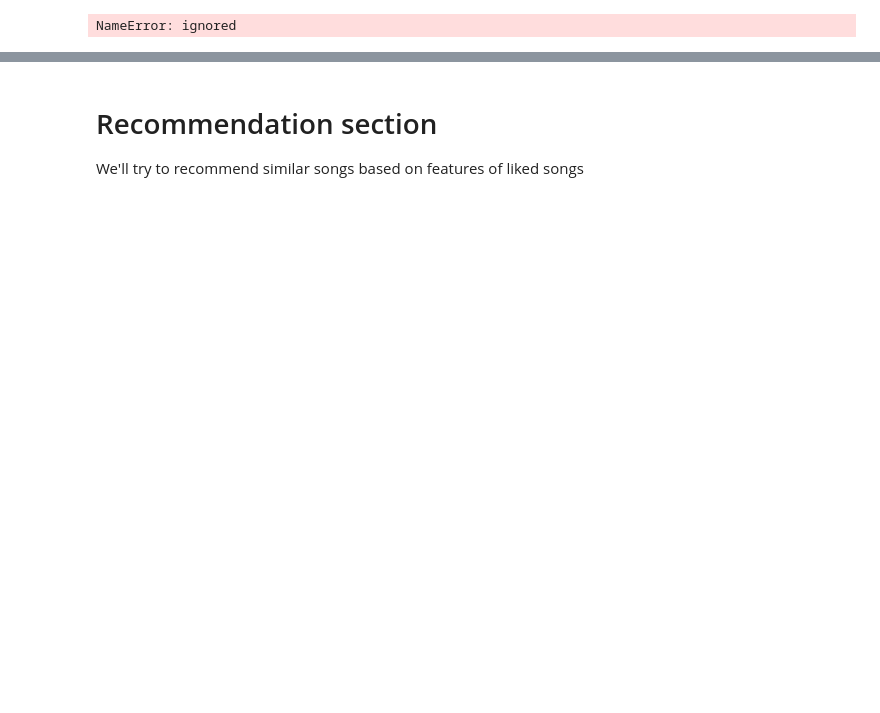
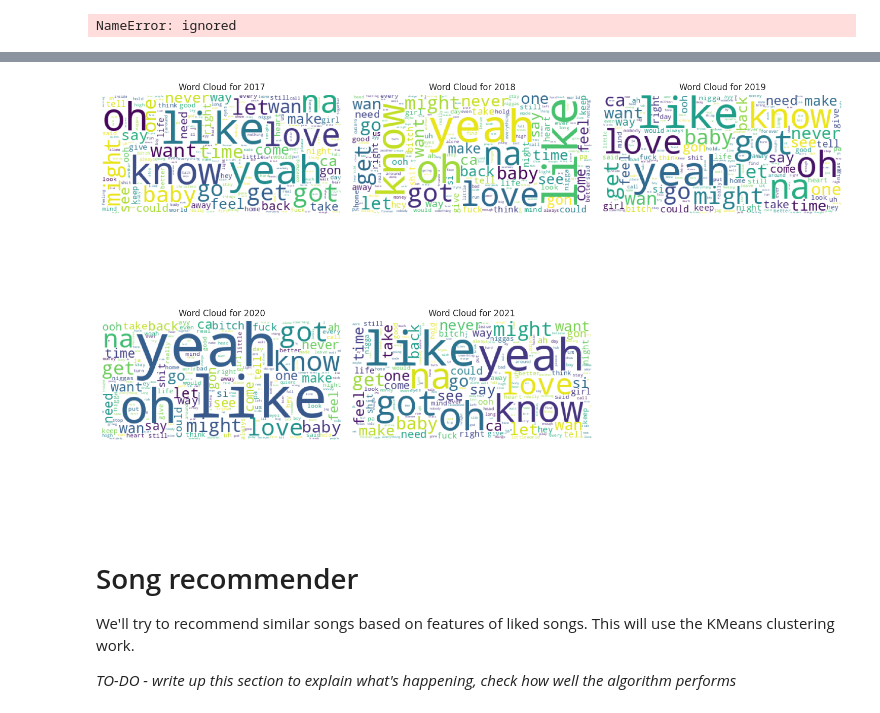
Before and after one commit to Joseph-Willem-Ricci/5450-final-project, a Jupyter notebook: CIS5450_Project.ipynb, the cells around one changed output, grey strips where cells are left out. Cells and saved outputs as stored; diff of their text form; code cells hidden in the pictures; blank space fills up the shorter version.

```diff
--- a/CIS5450_Project.ipynb
+++ b/CIS5450_Project.ipynb
@@ -1595,0 +1659,20 @@ NameError: ignored
+# %%
+lyrics_2018 = df_lyrics_year.loc[df_lyrics_year['year'] == 2018, 'lyrics'].tolist()
+top_tokens_list = [tokenize_content(x) for x in lyrics_2018]
+#top_tokens_list.append(lambda x: tokenize_content(x) for x in reviews)
+top_tokens_2018 = [t for sublist in top_tokens_list for t in sublist]
+# %%
+lyrics_2019 = df_lyrics_year.loc[df_lyrics_year['year'] == 2019, 'lyrics'].tolist()
+top_tokens_list = [tokenize_content(x) for x in lyrics_2019]
+#top_tokens_list.append(lambda x: tokenize_content(x) for x in reviews)
+top_tokens_2019 = [t for sublist in top_tokens_list for t in sublist]
+# %%
+lyrics_2020 = df_lyrics_year.loc[df_lyrics_year['year'] == 2020, 'lyrics'].tolist()
+top_tokens_list = [tokenize_content(x) for x in lyrics_2020]
+#top_tokens_list.append(lambda x: tokenize_content(x) for x in reviews)
+top_tokens_2020 = [t for sublist in top_tokens_list for t in sublist]
+# %%
+lyrics_2021 = df_lyrics_year.loc[df_lyrics_year['year'] == 2021, 'lyrics'].tolist()
+top_tokens_list = [tokenize_content(x) for x in lyrics_2021]
+#top_tokens_list.append(lambda x: tokenize_content(x) for x in reviews)
+top_tokens_2021 = [t for sublist in top_tokens_list for t in sublist]
@@ -1596,6 +1706,39 @@ NameError: ignored
+# %%
+#might be more interesting to do this based on nouns only - will come back to it if I have time
+
+# create a list of top tokens for each year
+top_tokens_list = [top_tokens_2017, top_tokens_2018, top_tokens_2019, top_tokens_2020, top_tokens_2021]
+
+# create a list of titles for each subplot
+titles = ['Word Cloud for 2017', 'Word Cloud for 2018', 'Word Cloud for 2019', 'Word Cloud for 2020', 'Word Cloud for 2021']
+
+# create a grid of subplots
+fig, axes = plt.subplots(2, 3, figsize=(15, 10))
+axes = axes.flatten()
+
+# loop through each year and create a word cloud subplot
+for i in range(len(top_tokens_list)):
+    wordcloud_frequencies = Counter(top_tokens_list[i])
+    top_tokens_wordcloud = WordCloud(background_color='white').generate_from_frequencies(wordcloud_frequencies)
+    ax = axes[i]
+    ax.imshow(top_tokens_wordcloud)
+    ax.set_title(titles[i])
+    ax.axis('off')
+
+# make the last subplot invisible and remove its axes
+axes[-1].set_visible(True)
+axes[-1].axis('off')
+
+
+plt.tight_layout()
+plt.show()
+# %% [output]
+[figure, added]
 # %% [markdown]
-# Recommendation section
-We'll try to recommend similar songs based on features of liked songs
+# Song recommender
+We'll try to recommend similar songs based on features of liked songs. This will use the KMeans clustering work.
+
+*TO-DO - write up this section to explain what's happening, check how well the algorithm performs*
 # %%
 #get selected song parameters (use title and artist for seletion)
 song = ('How Do I Live', 'LeAnn Rimes')
```
Also changed, not shown: parts of 12 cells of this notebook.
